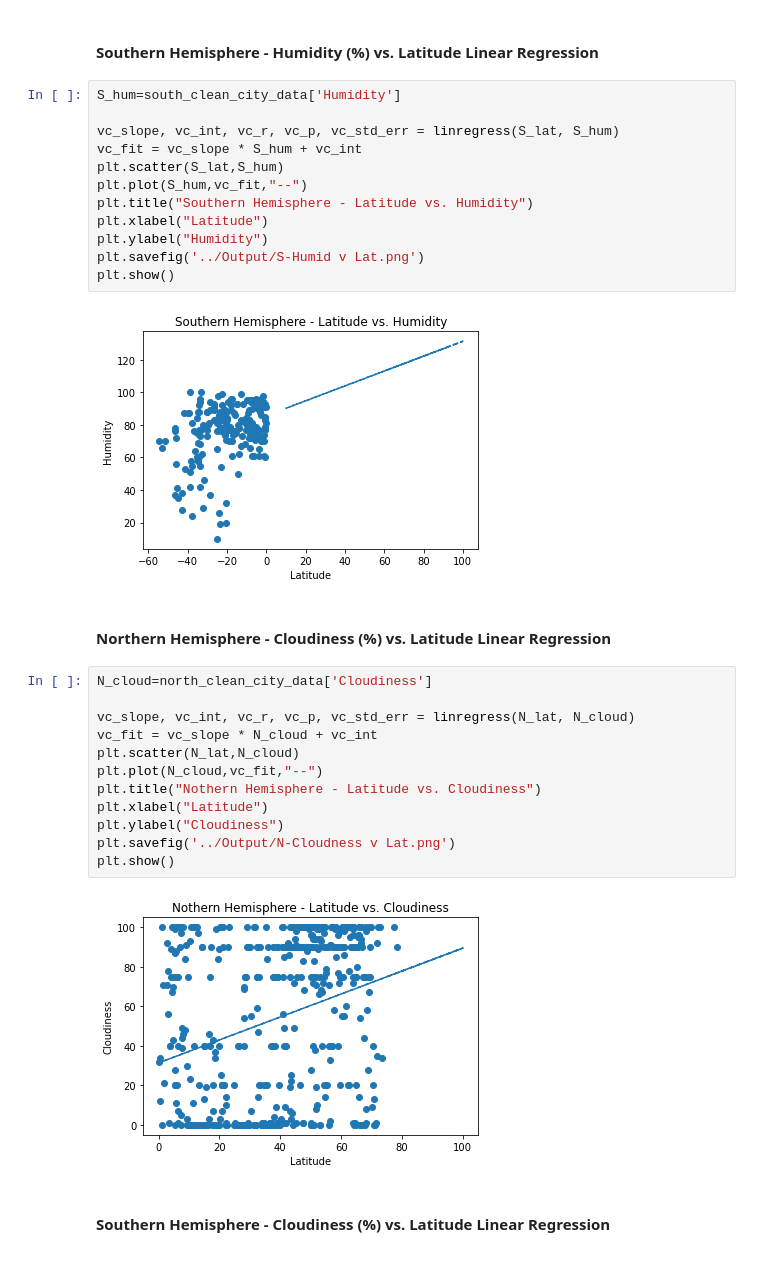
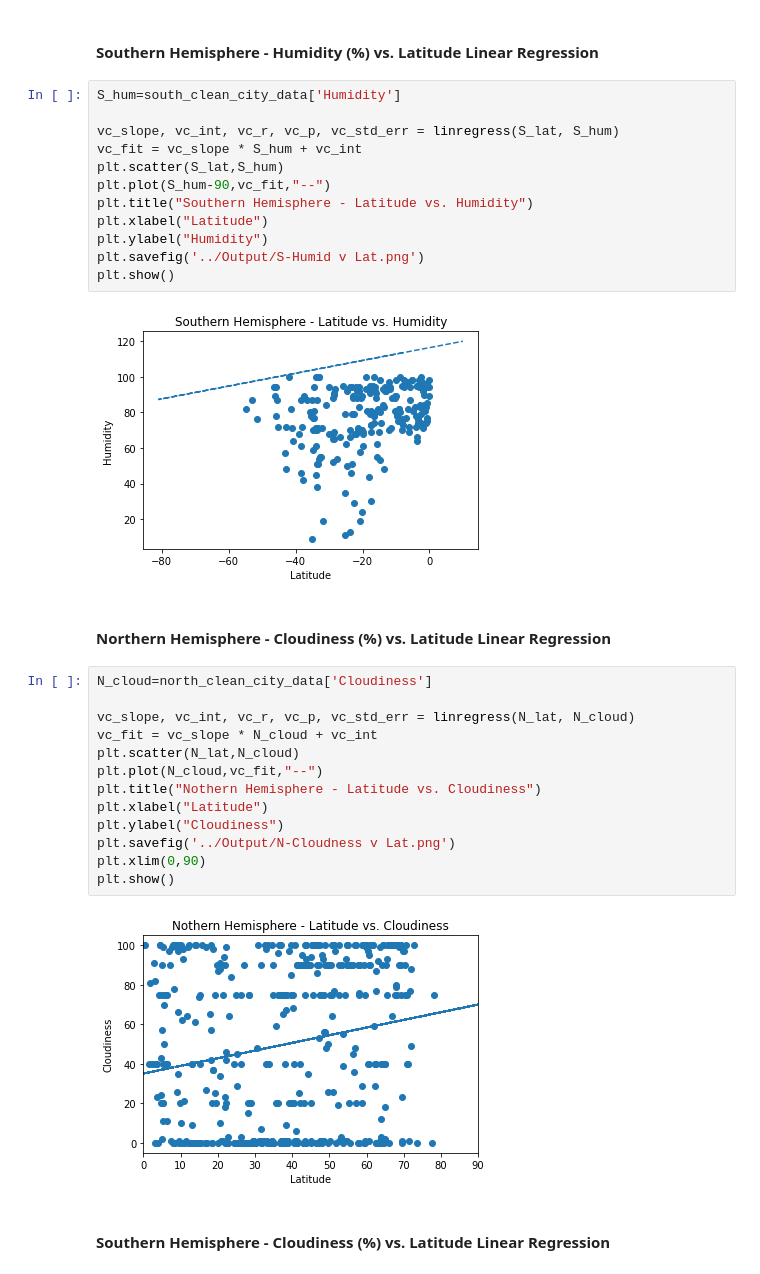
Before and after one commit to oscahui/API-Challenge, a Jupyter notebook: WeatherPy.ipynb, the cells around one changed output. Saved outputs shown, nothing was run; the diff lists cells and outputs as text.

```diff
--- a/WeatherPy.ipynb
+++ b/WeatherPy.ipynb
@@ -265,17 +265,17 @@ plt.show()
 # %%
 S_hum=south_clean_city_data['Humidity']
 
 vc_slope, vc_int, vc_r, vc_p, vc_std_err = linregress(S_lat, S_hum)
 vc_fit = vc_slope * S_hum + vc_int
 plt.scatter(S_lat,S_hum)
-plt.plot(S_hum,vc_fit,"--")
+plt.plot(S_hum-90,vc_fit,"--")
 plt.title("Southern Hemisphere - Latitude vs. Humidity")
 plt.xlabel("Latitude")
 plt.ylabel("Humidity")
 plt.savefig('../Output/S-Humid v Lat.png')
 plt.show()
 # %% [output]
-[figure, old version]
+[figure, new version]
 # %% [markdown]
 ####  Northern Hemisphere - Cloudiness (%) vs. Latitude Linear Regression
 # %%
@@ -289,9 +289,10 @@ plt.title("Nothern Hemisphere - Latitude vs. Cloudiness")
 plt.xlabel("Latitude")
 plt.ylabel("Cloudiness")
 plt.savefig('../Output/N-Cloudness v Lat.png')
+plt.xlim(0,90)
 plt.show()
 # %% [output]
-[figure, old version]
+[figure, new version]
 # %% [markdown]
 ####  Southern Hemisphere - Cloudiness (%) vs. Latitude Linear Regression
 # %%
```
Also changed, not shown: parts of 14 cells of this notebook, 3 other files.
